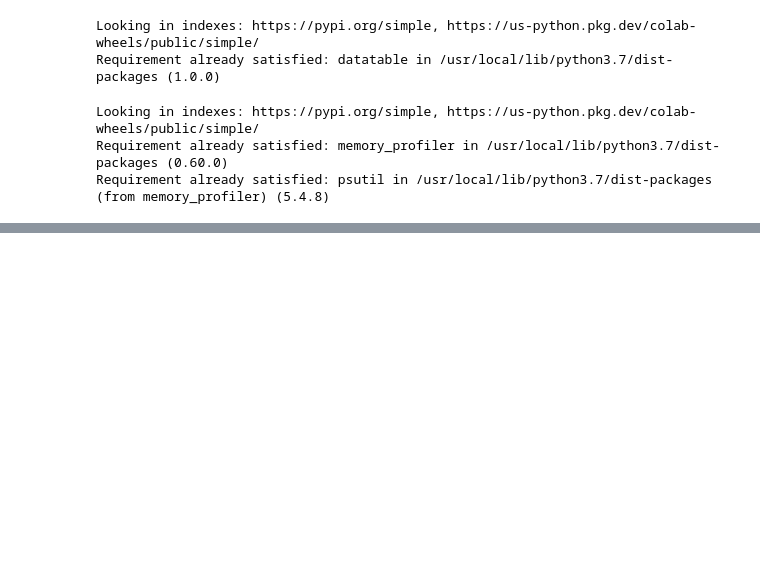
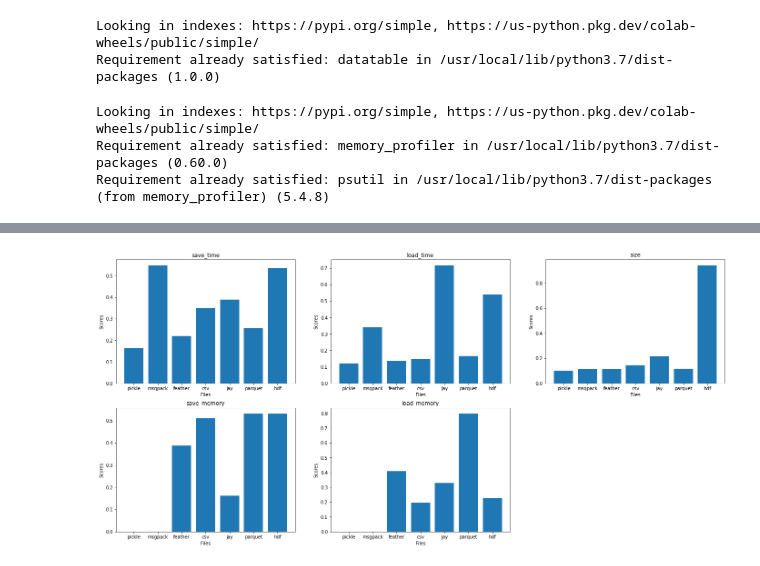
Before and after one commit to anastasiabubencova/start_task, a Jupyter notebook: start_task.ipynb, the cells around one changed output, grey strips where cells are left out. Drawn from its saved outputs; the diff is of its cells as text; code cells hidden in the pictures; blank space fills up the shorter version.

Commit message:
добавлен тип datetime, результаты для числовых типов данных

```diff
--- a/start_task.ipynb
+++ b/start_task.ipynb
@@ -300,0 +33,3 @@ plt.savefig('results/result.png')
+# %%
+types = ['int', 'float', 'string', 'boolean', 'datetime64[ns]']
+num_iterations = 10
@@ -300,0 +280,33 @@ plt.savefig('results/result.png')
+# %%
+def final_result(name, types) :
+  result = pd.DataFrame(columns=['file', 'save_time', 'save_memory', 'load_time', 'load_memory', 'size'])
+  for i in range(num_iterations) :
+     result = pd.concat([result, iteration_result(name, types)])
+     print(str(i) + ' iteration finished')
+
+  res = pd.concat([result[['file', 'save_time', 'load_time', 'size']].groupby('file', as_index=False).mean(), result[['file', 'save_memory', 'load_memory']].groupby('file', as_index=False).mean()], axis=1)
+  files = res['file']
+  res = res.drop(res.columns[0], axis=1)
+
+  for i in range(len(res.columns)) :
+    try:
+      res[res.columns[i]] = preprocessing.normalize(res[res.columns[i]].values.reshape(1, -1))[0]
+    except :
+      's'
+
+  res['sum'] = res['save_time'] + res['load_time'] + res['size'] + res['save_memory'] + res['load_memory']
+  res['file'] = files.iloc[:,0]
+  res = res.sort_values(by='sum')
+  #print(res)
+  return res
+# %%
+def features(res, name) :
+  fig = plt.figure(figsize=(24,11))
+  for i in range(1, 6) :
+    plt.subplot(2, 3, i)
+    plt.bar(res['file'].values, res[res.columns[i-1]].values)
+    plt.title(res.columns[i-1])
+    plt.xlabel("Files")
+    plt.ylabel("Scores")
+
+  plt.savefig('results/features_' + name + '.png')
@@ -300,0 +340,3 @@ plt.savefig('results/result.png')
+# %%
+res = final_result('dataset', types)
+res
@@ -300,0 +362,4 @@ plt.savefig('results/result.png')
+# %%
+features(res, 'different types')
+# %% [output]
+[figure, added]
```
Also changed, not shown: parts of 57 cells of this notebook, 21 other files.
